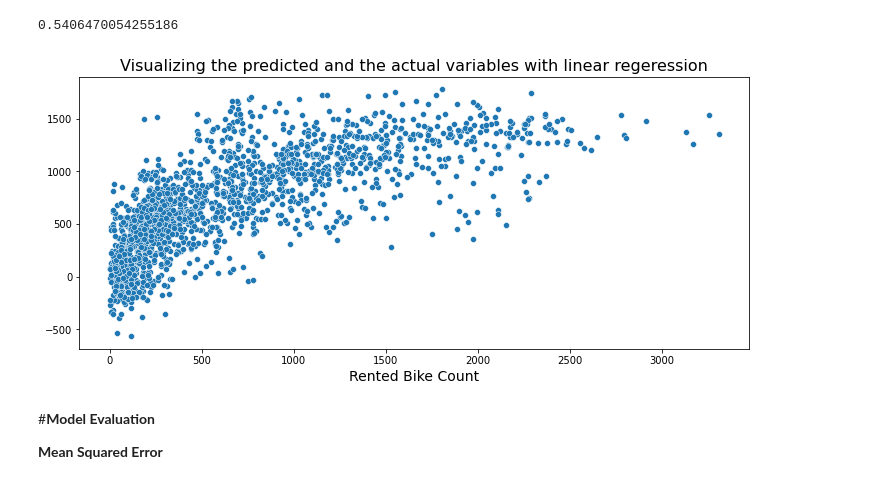
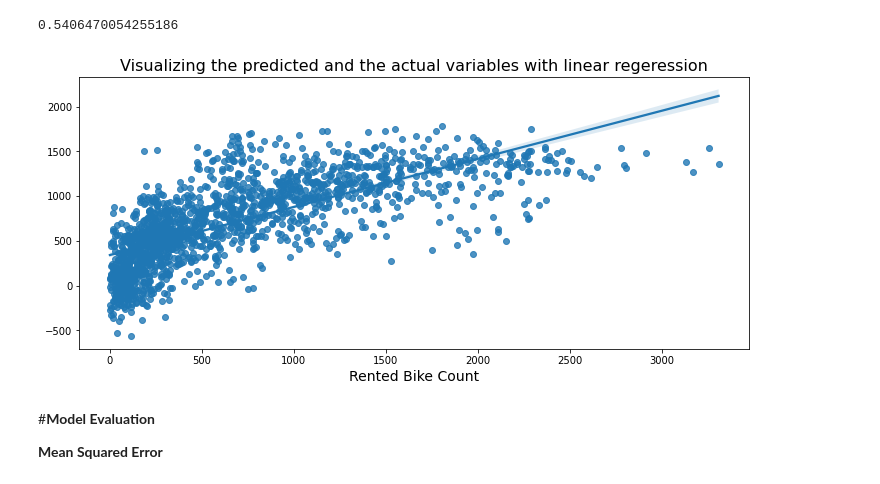
Before and after one commit to Narayan718/bike-rental-prediction, a Jupyter notebook: Bike_rental_prediction.ipynb, the cells around one changed output. Saved outputs shown, nothing was run; the diff lists cells and outputs as text; code cells hidden in the pictures.

```diff
--- a/Bike_rental_prediction.ipynb
+++ b/Bike_rental_prediction.ipynb
@@ -457,12 +473,12 @@ pred_test = regressor.predict(X_test)
 # %%
 #ploting the outputs
 plt.figure(figsize=(12, 5))
-sns.scatterplot(y_test, pred_test)
+sns.regplot(y_test, pred_test)
 plt.title('Visualizing the predicted and the actual variables with linear regeression', size=16)
 plt.xlabel('Rented Bike Count', size=14)
 plt.show()
 # %% [output]
-[figure, old version]
+[figure, new version]
 # %% [markdown]
 #**Model Evaluation**
 
```
Also changed, not shown: parts of 42 cells of this notebook.
